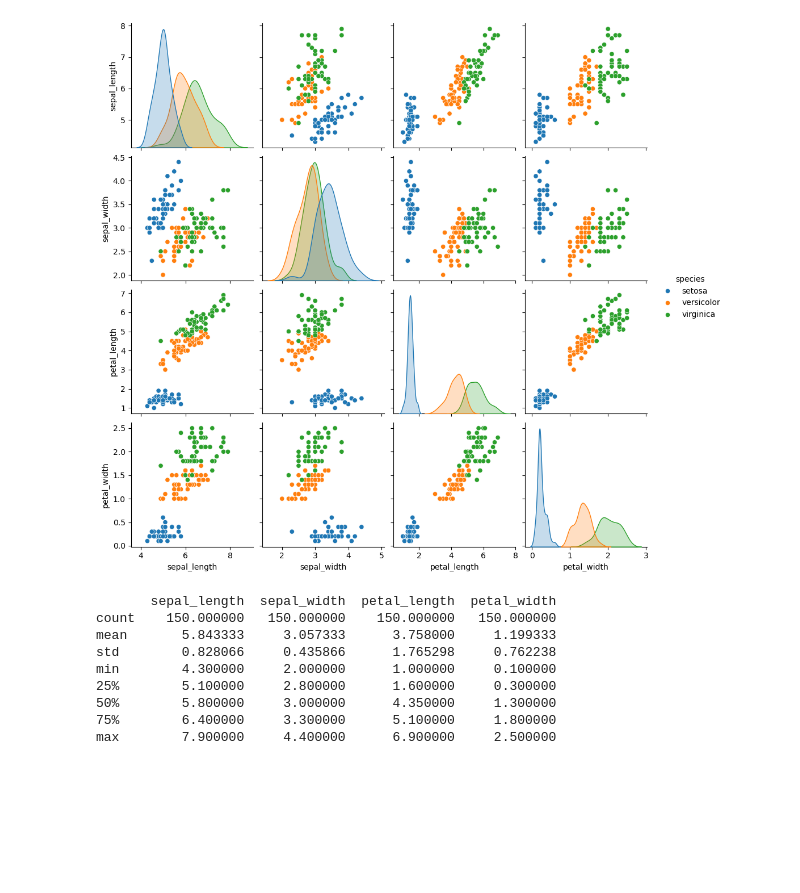
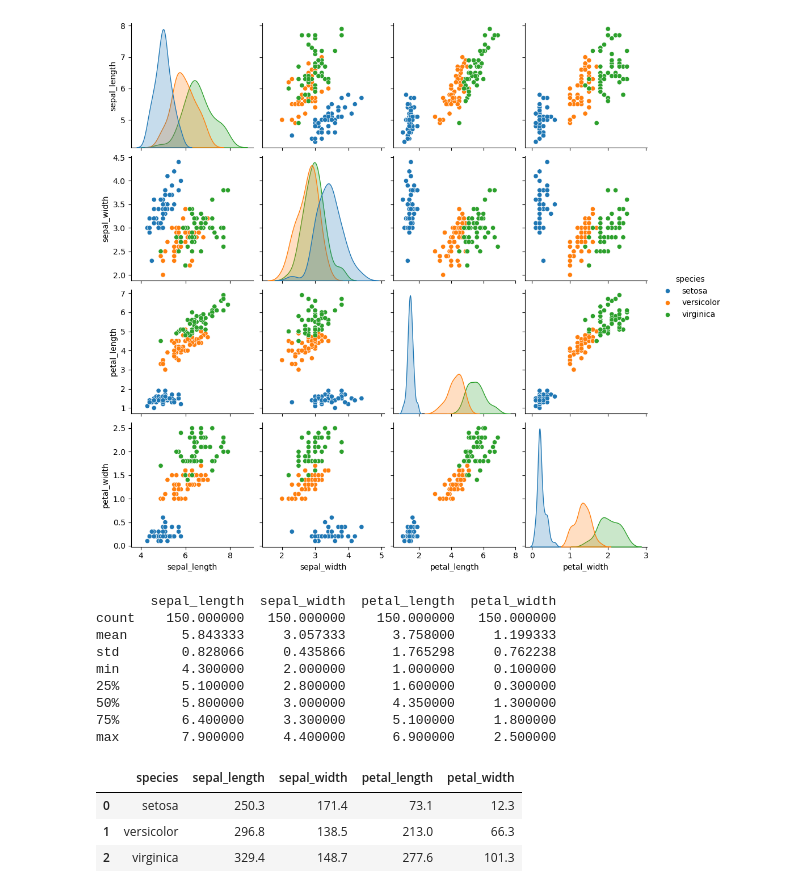
Before and after one commit to AnteoSanna/interviews, a Jupyter notebook: test_folder/test_github.ipynb, the cells around one changed output. Drawn from its saved outputs; the diff is of its cells as text; code cells hidden in the pictures; blank space fills up the shorter version.

```diff
--- a/test_folder/test_github.ipynb
+++ b/test_folder/test_github.ipynb
@@ -52,3 +52,11 @@ min        4.300000     2.000000      1.000000     0.100000
 50%        5.800000     3.000000      4.350000     1.300000
 75%        6.400000     3.300000      5.100000     1.800000
 max        7.900000     4.400000      6.900000     2.500000
+# %%
+## calulate the sum of each column by species. use method chaining
+iris_df.groupby('species').sum().reset_index()
+# %% [output]
+|  | species | sepal_length | sepal_width | petal_length | petal_width |
+| 0 | setosa | 250.3 | 171.4 | 73.1 | 12.3 |
+| 1 | versicolor | 296.8 | 138.5 | 213.0 | 66.3 |
+| 2 | virginica | 329.4 | 148.7 | 277.6 | 101.3 |
```
Also changed, not shown: 3 other files.
